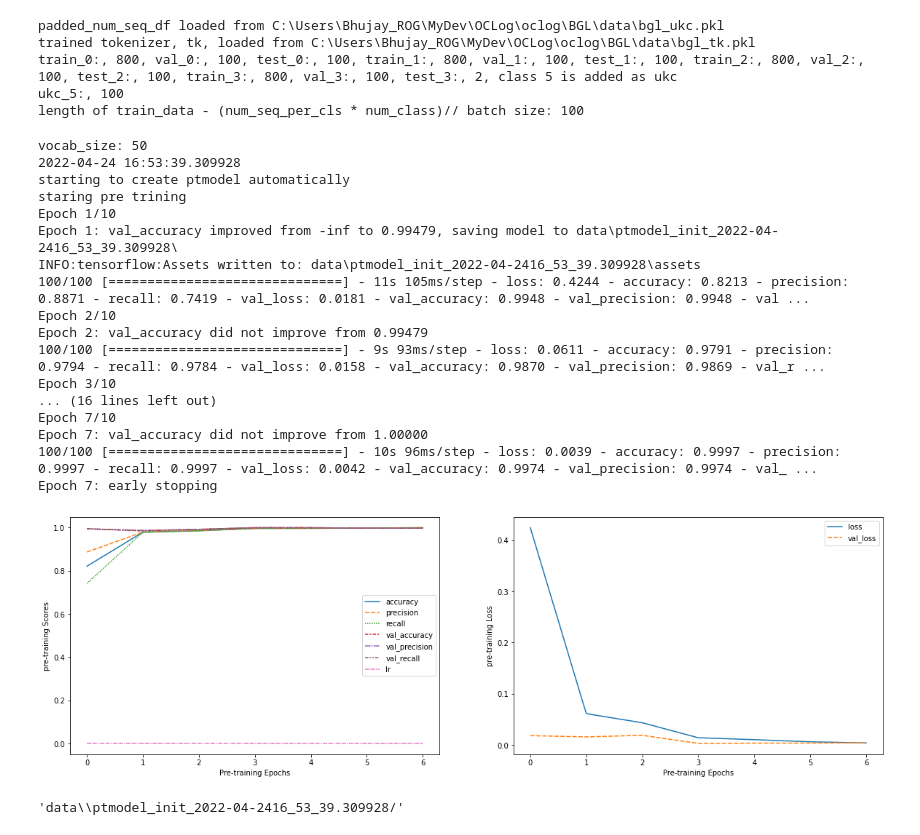
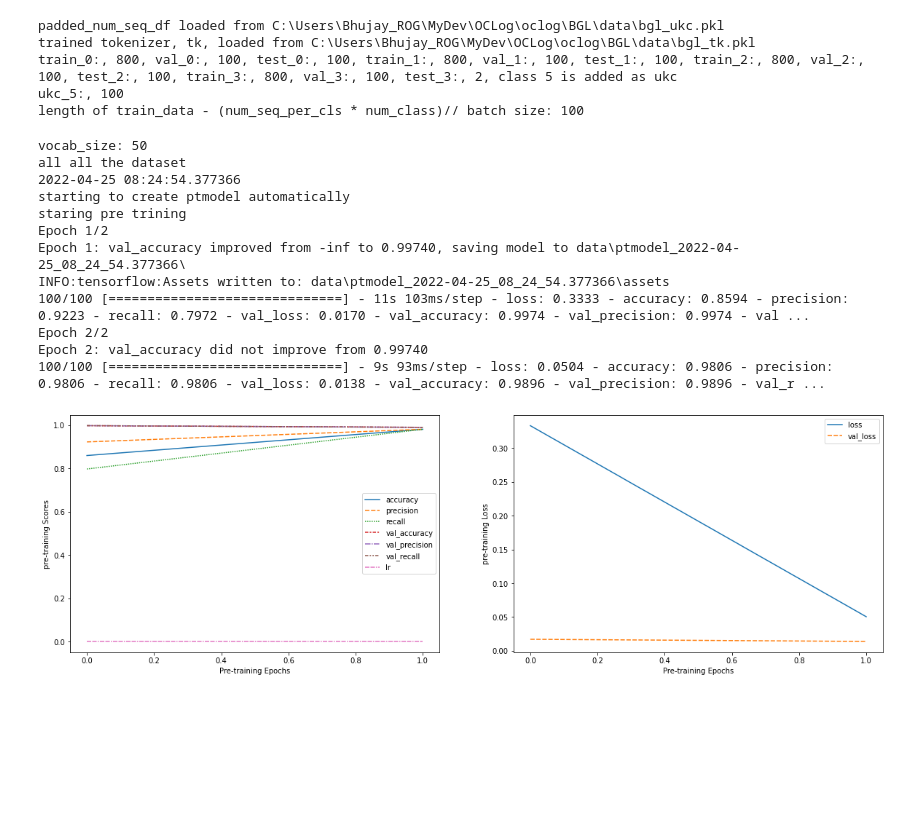
Before and after one commit to BhujayKumarBhatta/OCLog, a Jupyter notebook: oclog/openset/notebooks/VP2.ipynb, the cells around one changed output. Cells and saved outputs as stored; diff of their text form; code cells hidden in the pictures; blank space fills up the shorter version.

```diff
--- a/oclog/openset/notebooks/VP2.ipynb
+++ b/oclog/openset/notebooks/VP2.ipynb
@@ -36,17 +36,17 @@ np.random.seed(1234)
 # %%
 designated_ukc_cls = 5
 embedding_size = 12
-num_classes= 3
-pt_epochs = 10
+# num_classes= 3
+pt_epochs = 2
 ukc_label=7
 octrain_epochs = 1
 lr_rate = 2.5
 wait_patience = 8
 optimizer = 'adam'
 
-oset = OpenSet(num_classes, embedding_size=embedding_size, ukc_label=ukc_label)
+oset = OpenSet()
 # %%
-train_data, val_data,  test_data, bglog  = oset.get_bgdata(BGLog, save_padded_num_sequences=False, load_from_pkl=True, ablation=1000,
+train_data, val_data,  test_data, bglog  = oset.get_bgdata(bg_class_obj=BGLog, save_padded_num_sequences=False, load_from_pkl=True, ablation=1000,
                                                           designated_ukc_cls=designated_ukc_cls)
 # %% [output]
 padded_num_seq_df loaded from C:\Users\Bhujay_ROG\MyDev\OCLog\oclog\BGL\data\bgl_ukc.pkl
@@ -55,28 +55,20 @@ train_0:, 800, val_0:, 100, test_0:, 100, train_1:, 800, val_1:, 100, test_1:, 1
 ukc_5:, 100
 length of train_data - (num_seq_per_cls * num_class)// batch size: 100
 # %%
-ptmodel, hist, filepath = oset.train_ptmodel(bglog=bglog, train_data=train_data, val_data=val_data, pt_epochs=pt_epochs)
+ptmodel, hist, filepath = oset.train_ptmodel(bglog=bglog, train_data=train_data, val_data=val_data,
+                                             test_data=test_data, pt_epochs=pt_epochs)
 # %% [output]
 vocab_size: 50
-2022-04-24 16:53:39.309928
+all all the dataset
+2022-04-25 08:24:54.377366
 starting to create ptmodel automatically
 staring pre trining
-Epoch 1/10
-Epoch 1: val_accuracy improved from -inf to 0.99479, saving model to data\ptmodel_init_2022-04-2416_53_39.309928\
-INFO:tensorflow:Assets written to: data\ptmodel_init_2022-04-2416_53_39.309928\assets
-100/100 [==============================] - 11s 105ms/step - loss: 0.4244 - accuracy: 0.8213 - precision: 0.8871 - recall: 0.7419 - val_loss: 0.0181 - val_accuracy: 0.9948 - val_precision: 0.9948 - val ...
-Epoch 2/10
-Epoch 2: val_accuracy did not improve from 0.99479
-100/100 [==============================] - 9s 93ms/step - loss: 0.0611 - accuracy: 0.9791 - precision: 0.9794 - recall: 0.9784 - val_loss: 0.0158 - val_accuracy: 0.9870 - val_precision: 0.9869 - val_r ...
-Epoch 3/10
-... (16 lines left out)
-Epoch 7/10
-Epoch 7: val_accuracy did not improve from 1.00000
-100/100 [==============================] - 10s 96ms/step - loss: 0.0039 - accuracy: 0.9997 - precision: 0.9997 - recall: 0.9997 - val_loss: 0.0042 - val_accuracy: 0.9974 - val_precision: 0.9974 - val_ ...
-Epoch 7: early stopping
+Epoch 1/2
+Epoch 1: val_accuracy improved from -inf to 0.99740, saving model to data\ptmodel_2022-04-25_08_24_54.377366\
+INFO:tensorflow:Assets written to: data\ptmodel_2022-04-25_08_24_54.377366\assets
+100/100 [==============================] - 11s 103ms/step - loss: 0.3333 - accuracy: 0.8594 - precision: 0.9223 - recall: 0.7972 - val_loss: 0.0170 - val_accuracy: 0.9974 - val_precision: 0.9974 - val ...
+Epoch 2/2
+Epoch 2: val_accuracy did not improve from 0.99740
+100/100 [==============================] - 9s 93ms/step - loss: 0.0504 - accuracy: 0.9806 - precision: 0.9806 - recall: 0.9806 - val_loss: 0.0138 - val_accuracy: 0.9896 - val_precision: 0.9896 - val_r ...
-[figure, old version]
+[figure, new version]
-# %%
-oset.ptmodel_path
-# %% [output]
-'data\\ptmodel_init_2022-04-2416_53_39.309928/'
 # %%
```
Also changed, not shown: parts of 16 cells of this notebook, 3 other files.
